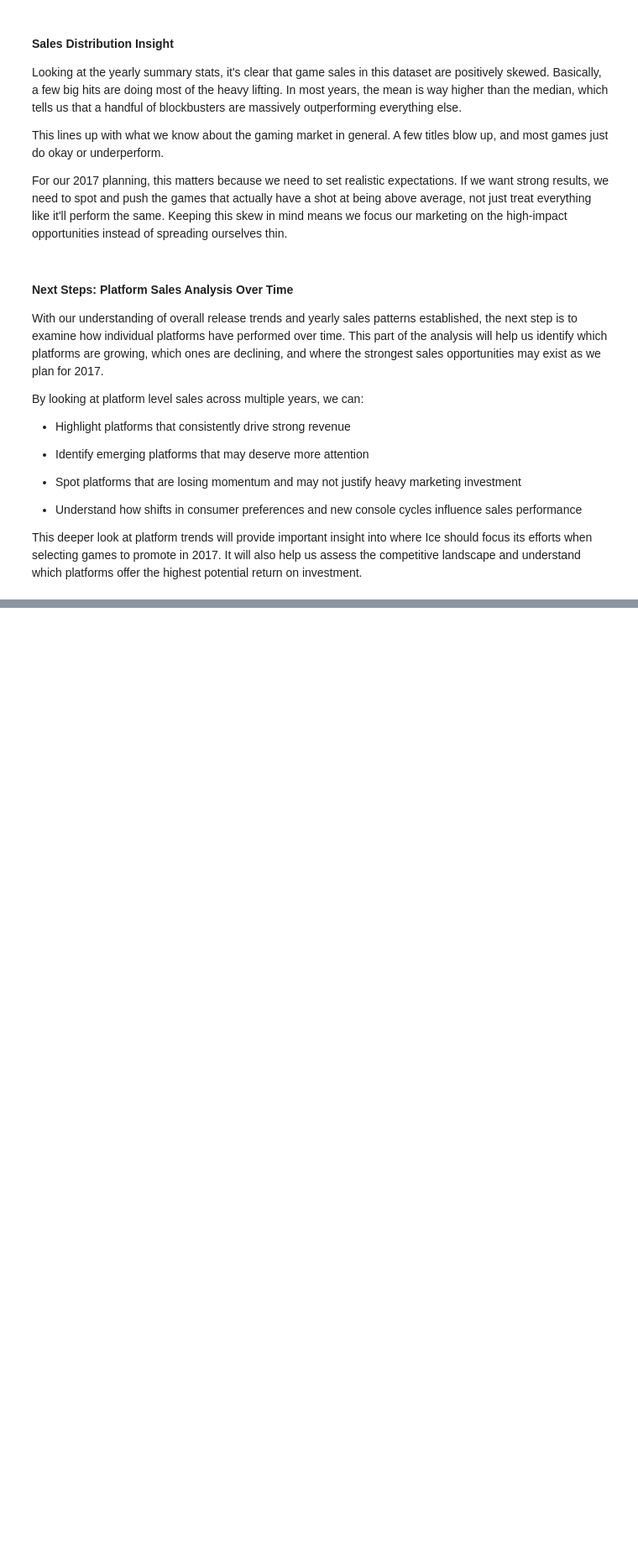
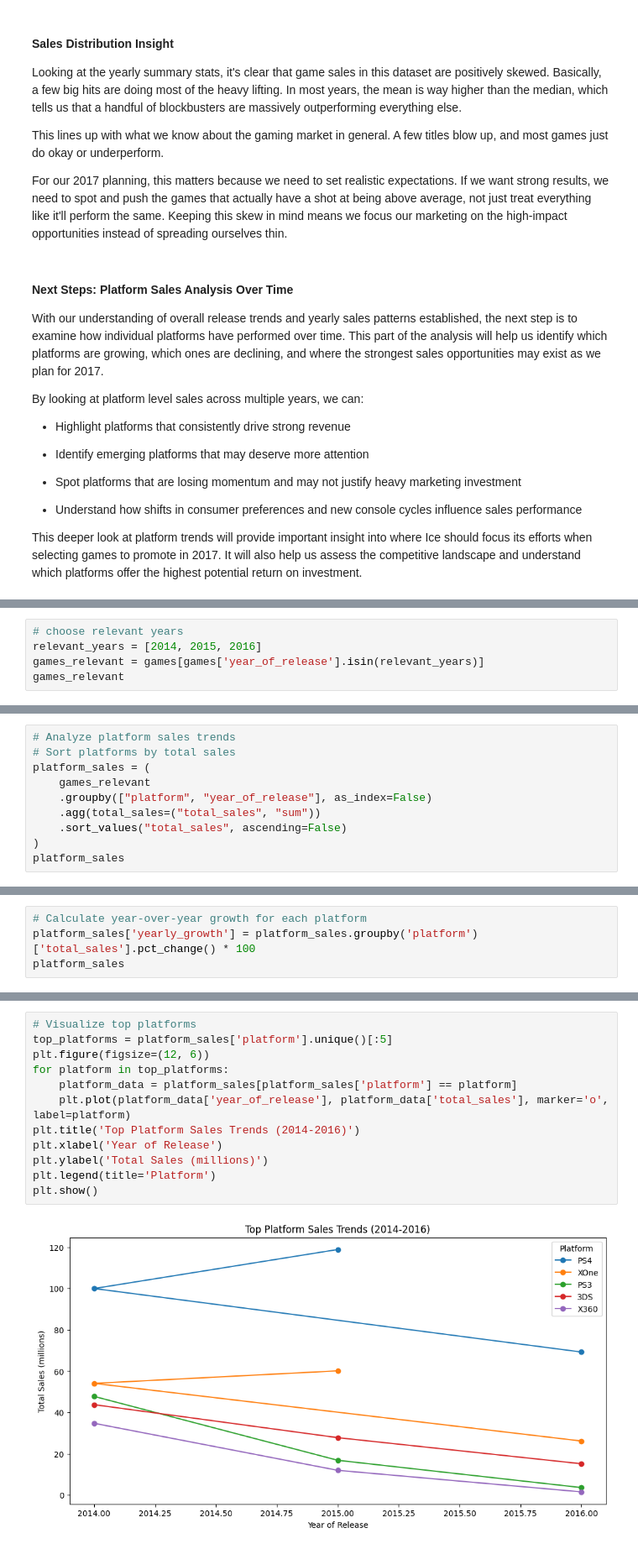
Before and after one commit to the-buike/game-sales-trends-2016-2017, a Jupyter notebook: games.ipynb, the cells around one changed output, grey strips where cells are left out. Shown at 84% size. Drawn from its saved outputs; the diff is of its cells as text; blank space fills up the shorter version.

```diff
--- a/games.ipynb
+++ b/games.ipynb
@@ -484,0 +554,5 @@ This deeper look at platform trends will provide important insight into where Ic
+# %%
+# choose relevant years
+relevant_years = [2014, 2015, 2016]
+games_relevant = games[games['year_of_release'].isin(relevant_years)]
+games_relevant
@@ -484,0 +710,10 @@ This deeper look at platform trends will provide important insight into where Ic
+# %%
+# Analyze platform sales trends
+# Sort platforms by total sales
+platform_sales = (
+    games_relevant
+    .groupby(["platform", "year_of_release"], as_index=False)
+    .agg(total_sales=("total_sales", "sum"))
+    .sort_values("total_sales", ascending=False)
+)
+platform_sales
@@ -484,0 +738,4 @@ This deeper look at platform trends will provide important insight into where Ic
+# %%
+# Calculate year-over-year growth for each platform
+platform_sales['yearly_growth'] = platform_sales.groupby('platform')['total_sales'].pct_change() * 100
+platform_sales
@@ -484,0 +760,14 @@ This deeper look at platform trends will provide important insight into where Ic
+# %%
+# Visualize top platforms
+top_platforms = platform_sales['platform'].unique()[:5]
+plt.figure(figsize=(12, 6))
+for platform in top_platforms:
+    platform_data = platform_sales[platform_sales['platform'] == platform]
+    plt.plot(platform_data['year_of_release'], platform_data['total_sales'], marker='o', label=platform)
+plt.title('Top Platform Sales Trends (2014-2016)')
+plt.xlabel('Year of Release')
+plt.ylabel('Total Sales (millions)')
+plt.legend(title='Platform')
+plt.show()
+# %% [output]
+[figure, added]
```
Also changed, not shown: parts of 44 cells of this notebook, 1 other file.
